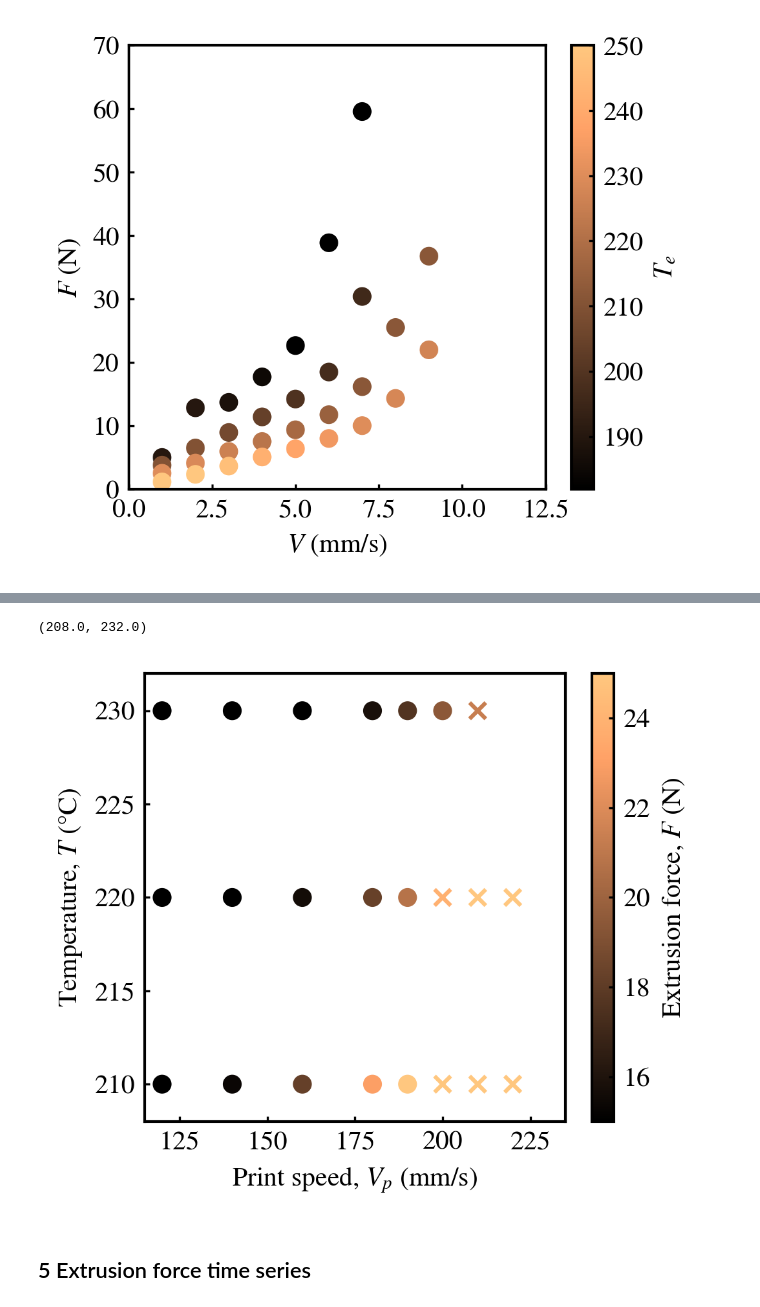
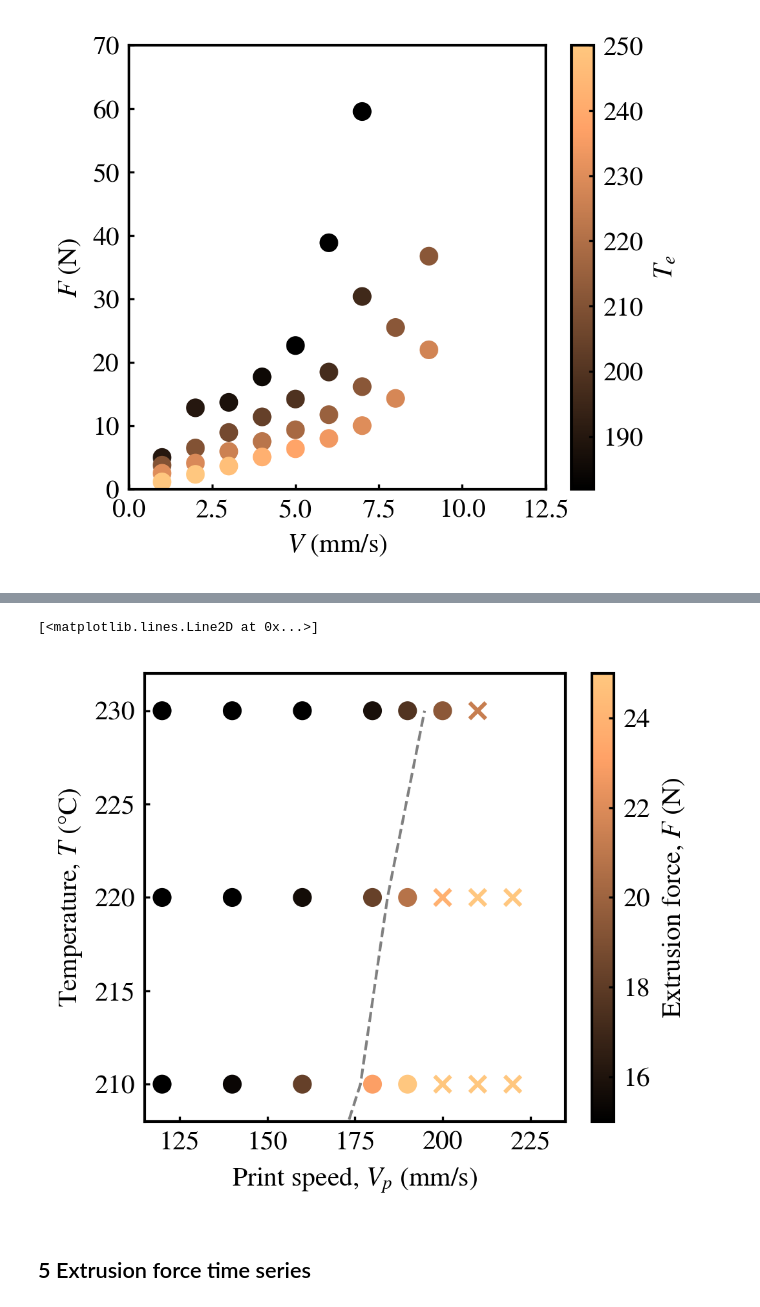
Before and after one commit to ZLoverty/ETP, a Jupyter notebook: Code/reanalysis-of-extrusion-data.ipynb, the cells around one changed output, grey strips where cells are left out. Cells and saved outputs as stored; diff of their text form; code cells hidden in the pictures.

```diff
--- a/Code/reanalysis-of-extrusion-data.ipynb
+++ b/Code/reanalysis-of-extrusion-data.ipynb
@@ -300,18 +373,26 @@ data = pd.read_excel(folder / "挤出力x打印性.xlsx", sheet_name="L1003-6")
 # %%
+# separate good and bad mesh filling
 good = data.loc[data["网格填充"]==1]
 bad = data.loc[data["网格填充"]==0]
+
+# make figure
 norm = mcolors.Normalize(vmin=15, vmax=25)
 cmap = plt.get_cmap("copper")
 plt.scatter(good["打印速度"], good["温度"], c=good["挤出力"], marker="o",cmap=cmap, norm=norm)
 plt.scatter(bad["打印速度"], bad["温度"], c=bad["挤出力"], marker="x", cmap=cmap, norm=norm)
 plt.xlabel("Print speed, $V_p$ (mm/s)")
 plt.ylabel("Temperature, $T$ (°C)")
 plt.colorbar(label="Extrusion force, $F$ (N)")
 plt.xlim(115, 235)
 plt.ylim(208, 232)
+
+# add a dashed line for the force transition
+v_crit = np.array([5.58, 6.18, 6.45, 6.82]) / 0.035
+T = [200, 210, 220, 230]
+plt.plot(v_crit, T, ls="--", lw=1, color="gray", label="Force transition")
 # %% [output]
-(208.0, 232.0)
+[<matplotlib.lines.Line2D at 0x...>]
-[figure, old version]
+[figure, new version]
 # %% [markdown]
 ## 5 Extrusion force time series
 # %%
```
Also changed, not shown: parts of 9 cells of this notebook, 2 other files.
